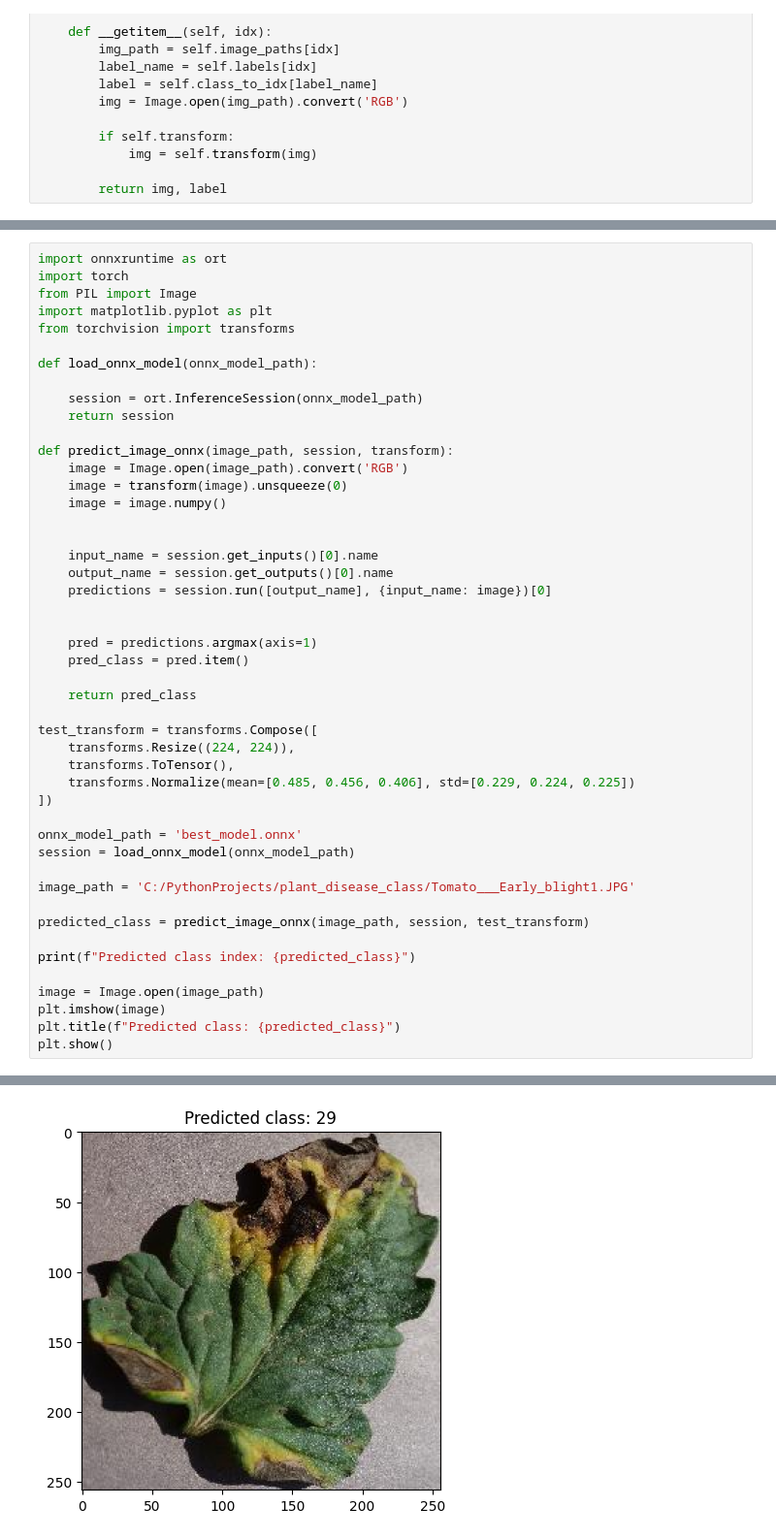
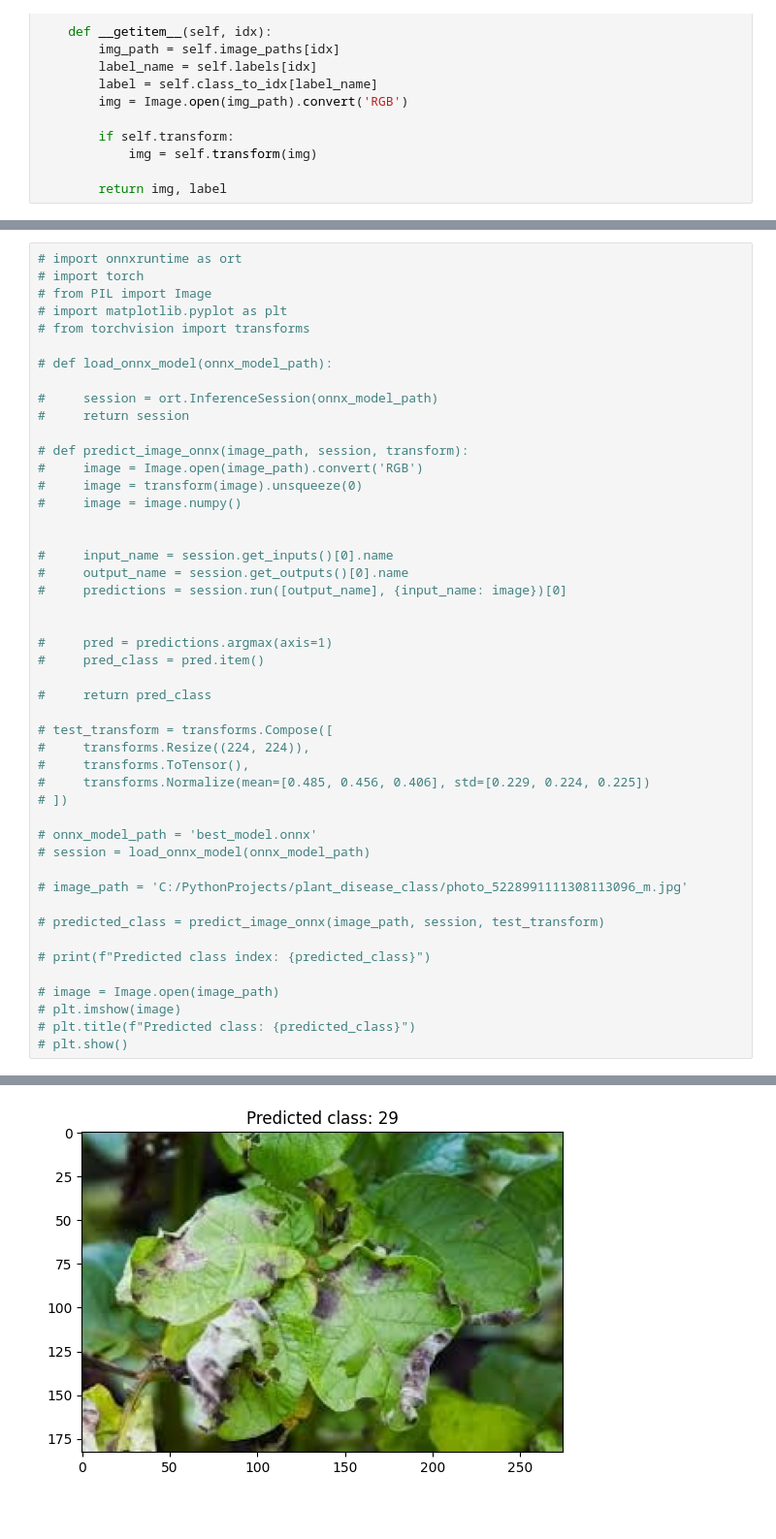
Before and after one commit to dikoshs/kazplant_ai, a Jupyter notebook: eda.ipynb, the cells around one changed output, grey strips where cells are left out. Shown at 97% size. Saved outputs shown, nothing was run; the diff lists cells and outputs as text; blank space fills up the shorter version.

```diff
--- a/eda.ipynb
+++ b/eda.ipynb
@@ -338,52 +324,52 @@ print("ONNX model is valid!")
 Model saved to best_model.onnx
 ONNX model is valid!
 # %%
-import onnxruntime as ort
-import torch
-from PIL import Image
-import matplotlib.pyplot as plt
-from torchvision import transforms
+# import onnxruntime as ort
+# import torch
+# from PIL import Image
+# import matplotlib.pyplot as plt
+# from torchvision import transforms
 
-def load_onnx_model(onnx_model_path):
+# def load_onnx_model(onnx_model_path):
 
-    session = ort.InferenceSession(onnx_model_path)
-    return session
+#     session = ort.InferenceSession(onnx_model_path)
+#     return session
 
-def predict_image_onnx(image_path, session, transform):
-    image = Image.open(image_path).convert('RGB')
-    image = transform(image).unsqueeze(0)
-    image = image.numpy()
+# def predict_image_onnx(image_path, session, transform):
+#     image = Image.open(image_path).convert('RGB')
+#     image = transform(image).unsqueeze(0)
+#     image = image.numpy()
 
 
-    input_name = session.get_inputs()[0].name
-    output_name = session.get_outputs()[0].name
-    predictions = session.run([output_name], {input_name: image})[0]
+#     input_name = session.get_inputs()[0].name
+#     output_name = session.get_outputs()[0].name
+#     predictions = session.run([output_name], {input_name: image})[0]
 
 
-    pred = predictions.argmax(axis=1)
-    pred_class = pred.item()
+#     pred = predictions.argmax(axis=1)
+#     pred_class = pred.item()
 
-    return pred_class
+#     return pred_class
 
-test_transform = transforms.Compose([
-    transforms.Resize((224, 224)),
-    transforms.ToTensor(),
-    transforms.Normalize(mean=[0.485, 0.456, 0.406], std=[0.229, 0.224, 0.225])
-])
+# test_transform = transforms.Compose([
+#     transforms.Resize((224, 224)),
+#     transforms.ToTensor(),
+#     transforms.Normalize(mean=[0.485, 0.456, 0.406], std=[0.229, 0.224, 0.225])
+# ])
 
-onnx_model_path = 'best_model.onnx'
-session = load_onnx_model(onnx_model_path)
+# onnx_model_path = 'best_model.onnx'
+# session = load_onnx_model(onnx_model_path)
 
-image_path = 'C:/PythonProjects/plant_disease_class/Tomato___Early_blight1.JPG'
+# image_path = 'C:/PythonProjects/plant_disease_class/photo_5228991111308113096_m.jpg'
 
-predicted_class = predict_image_onnx(image_path, session, test_transform)
+# predicted_class = predict_image_onnx(image_path, session, test_transform)
 
-print(f"Predicted class index: {predicted_class}")
+# print(f"Predicted class index: {predicted_class}")
 
-image = Image.open(image_path)
-plt.imshow(image)
-plt.title(f"Predicted class: {predicted_class}")
-plt.show()
+# image = Image.open(image_path)
+# plt.imshow(image)
+# plt.title(f"Predicted class: {predicted_class}")
+# plt.show()
 # %% [output]
 Predicted class index: 29
-[figure, old version]
+[figure, new version]
```
Also changed, not shown: parts of 6 cells of this notebook, 4 other files.
